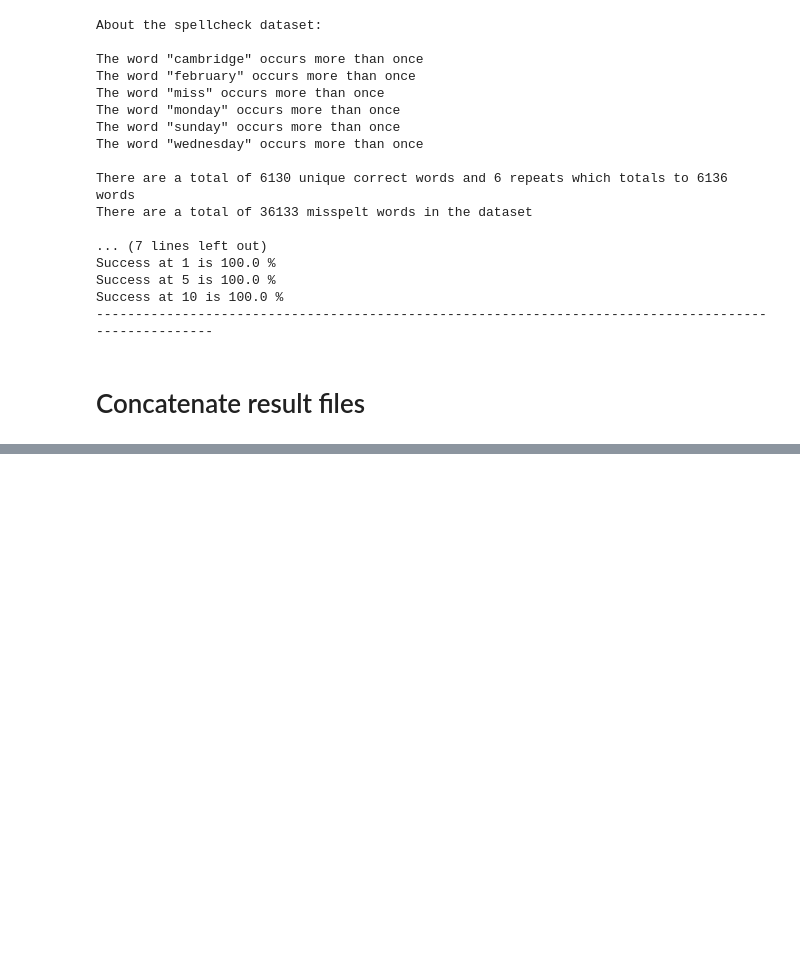
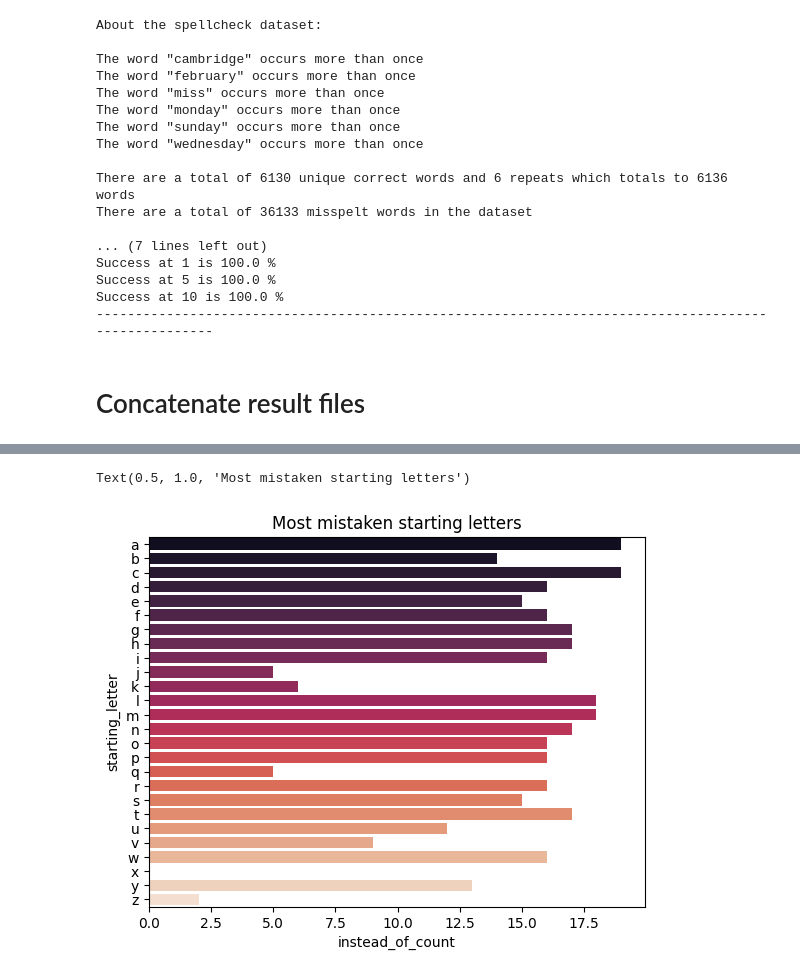
Before and after one commit to claudiarichardxx/Spell-Correction-Using-MED, a Jupyter notebook: examples/spellCheckUsingMED.ipynb, the cells around one changed output, grey strips where cells are left out. Drawn from its saved outputs; the diff is of its cells as text; code cells hidden in the pictures; blank space fills up the shorter version.

```diff
--- a/examples/spellCheckUsingMED.ipynb
+++ b/examples/spellCheckUsingMED.ipynb
@@ -175,0 +175,11 @@ Success at 10 is 99.69 %
+# %%
+fig = sns.barplot(startersdf[1:27],
+            x = "instead_of_count",
+            y ="starting_letter",
+            hue = "starting_letter",
+            palette = 'rocket')
+fig.set_title('Most mistaken starting letters')
+#plt.savefig('Stats', bbox_inches='tight')
+# %% [output]
+Text(0.5, 1.0, 'Most mistaken starting letters')
+[figure, added]
```
Also changed, not shown: parts of 9 cells of this notebook, 4 other files.
